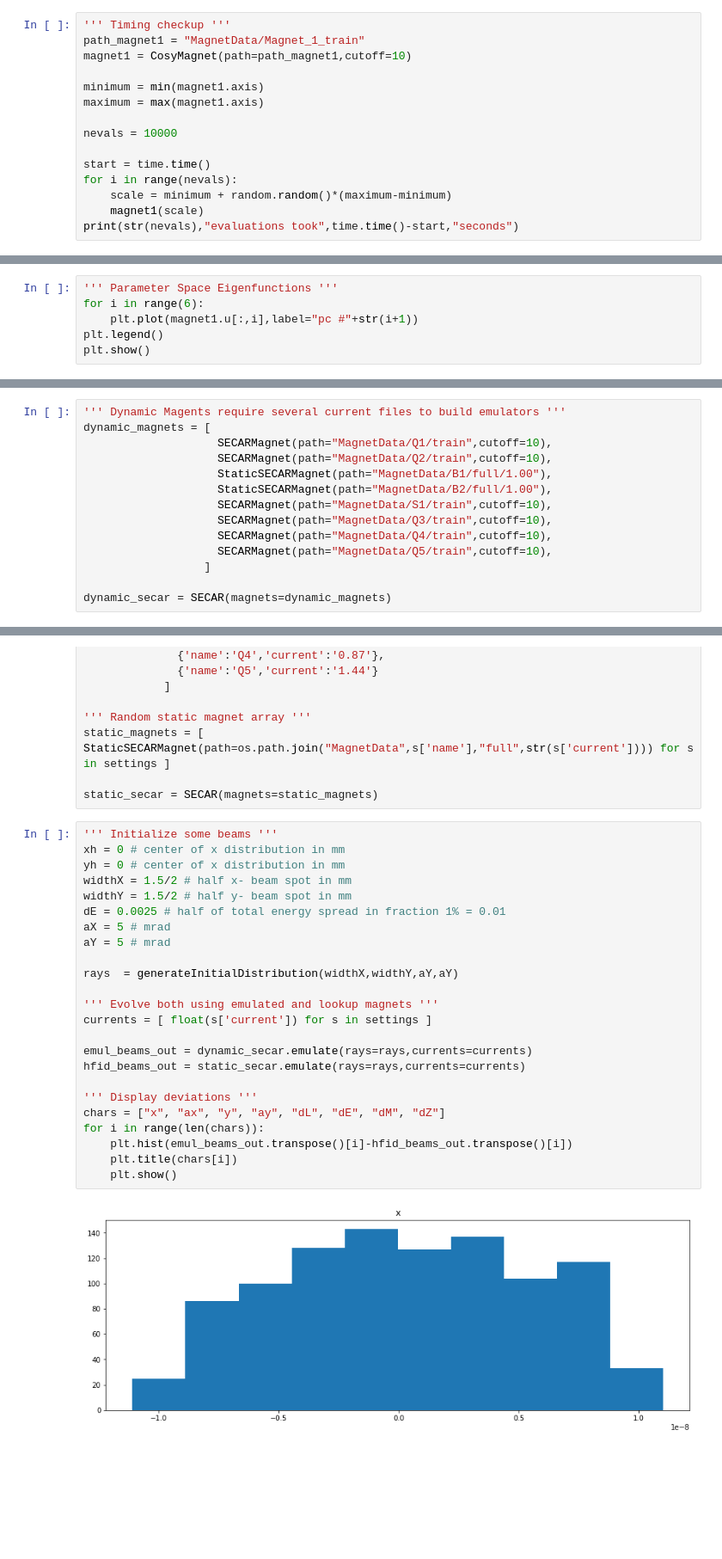
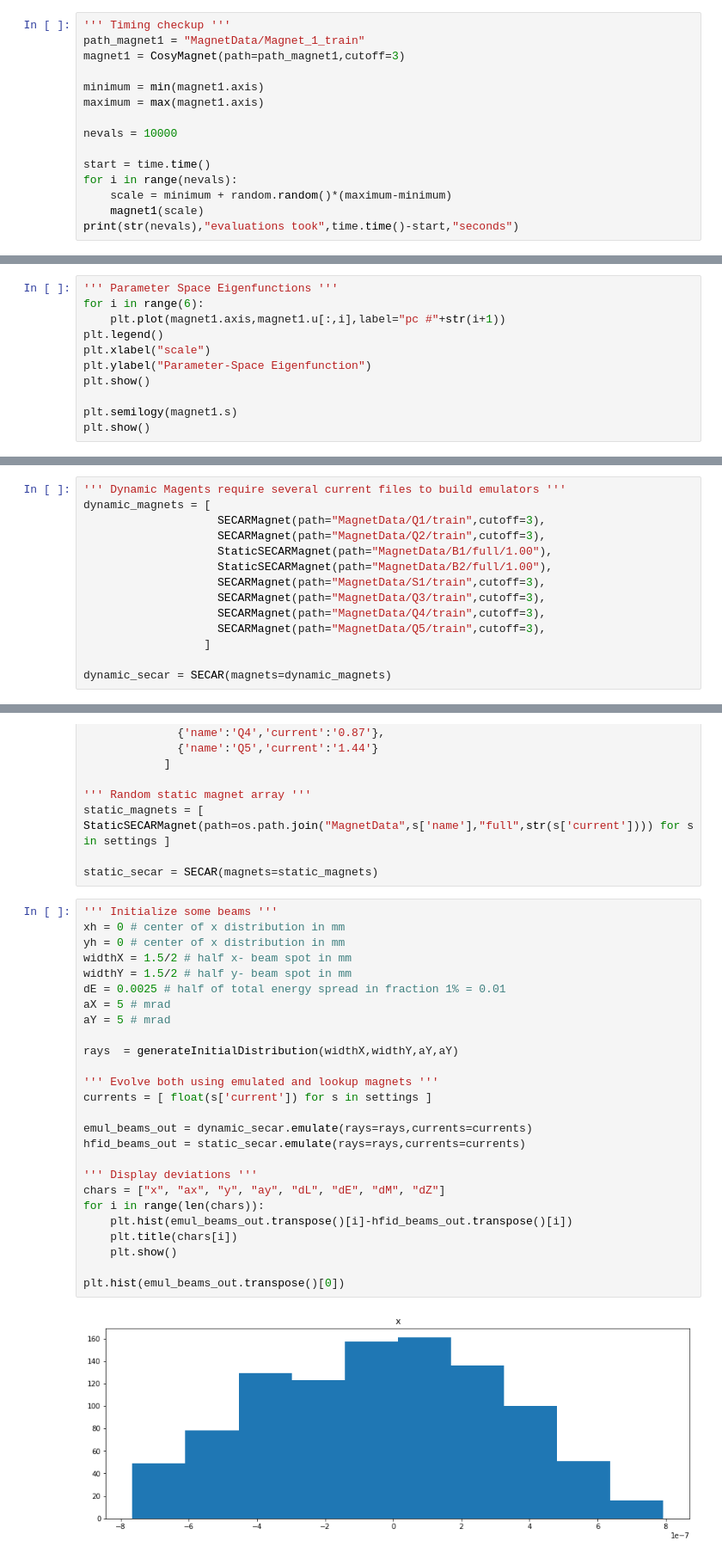
Before and after one commit to diogenes1991/RBMSecar, a Jupyter notebook: Emulator/RBM.ipynb, the cells around one changed output, grey strips where cells are left out. Shown at 86% size. Cells and saved outputs as stored; diff of their text form; blank space fills up the shorter version.

```diff
--- a/Emulator/RBM.ipynb
+++ b/Emulator/RBM.ipynb
@@ -146,7 +146,7 @@ plt.show()
 # %%
 ''' Timing checkup '''
 path_magnet1 = "MagnetData/Magnet_1_train"
-magnet1 = CosyMagnet(path=path_magnet1,cutoff=10)
+magnet1 = CosyMagnet(path=path_magnet1,cutoff=3)
 
 minimum = min(magnet1.axis)
 maximum = max(magnet1.axis)
@@ -165,7 +170,12 @@ print(str(nevals),"evaluations took",time.time()-start,"seconds")
 # %%
 ''' Parameter Space Eigenfunctions '''
 for i in range(6):
-    plt.plot(magnet1.u[:,i],label="pc #"+str(i+1))
+    plt.plot(magnet1.axis,magnet1.u[:,i],label="pc #"+str(i+1))
 plt.legend()
+plt.xlabel("scale")
+plt.ylabel("Parameter-Space Eigenfunction")
 plt.show()
+
+plt.semilogy(magnet1.s)
+plt.show()
 # %% [output]
@@ -206,14 +217,14 @@ def generateInitialDistribution(widthX, widthY, aX, aY, numberMC=1000):
 # %%
 ''' Dynamic Magents require several current files to build emulators '''
 dynamic_magnets = [
-                    SECARMagnet(path="MagnetData/Q1/train",cutoff=10),
-                    SECARMagnet(path="MagnetData/Q2/train",cutoff=10),
+                    SECARMagnet(path="MagnetData/Q1/train",cutoff=3),
+                    SECARMagnet(path="MagnetData/Q2/train",cutoff=3),
                     StaticSECARMagnet(path="MagnetData/B1/full/1.00"),
                     StaticSECARMagnet(path="MagnetData/B2/full/1.00"),
-                    SECARMagnet(path="MagnetData/S1/train",cutoff=10),
-                    SECARMagnet(path="MagnetData/Q3/train",cutoff=10),
-                    SECARMagnet(path="MagnetData/Q4/train",cutoff=10),
-                    SECARMagnet(path="MagnetData/Q5/train",cutoff=10),
+                    SECARMagnet(path="MagnetData/S1/train",cutoff=3),
+                    SECARMagnet(path="MagnetData/Q3/train",cutoff=3),
+                    SECARMagnet(path="MagnetData/Q4/train",cutoff=3),
+                    SECARMagnet(path="MagnetData/Q5/train",cutoff=3),
                   ]
 
 dynamic_secar = SECAR(magnets=dynamic_magnets)
@@ -239,26 +250,28 @@ static_secar = SECAR(magnets=static_magnets)
 # %%
 ''' Initialize some beams '''
 xh = 0 # center of x distribution in mm
 yh = 0 # center of x distribution in mm
 widthX = 1.5/2 # half x- beam spot in mm
 widthY = 1.5/2 # half y- beam spot in mm
 dE = 0.0025 # half of total energy spread in fraction 1% = 0.01
 aX = 5 # mrad
 aY = 5 # mrad
 
 rays  = generateInitialDistribution(widthX,widthY,aY,aY)
 
 ''' Evolve both using emulated and lookup magnets '''
 currents = [ float(s['current']) for s in settings ]
 
 emul_beams_out = dynamic_secar.emulate(rays=rays,currents=currents)
 hfid_beams_out = static_secar.emulate(rays=rays,currents=currents)
 
 ''' Display deviations '''
 chars = ["x", "ax", "y", "ay", "dL", "dE", "dM", "dZ"]
 for i in range(len(chars)):
     plt.hist(emul_beams_out.transpose()[i]-hfid_beams_out.transpose()[i])
     plt.title(chars[i])
     plt.show()
+
+plt.hist(emul_beams_out.transpose()[0])
 # %% [output]
-[figure, old version]
+[figure, new version]
```
Also changed, not shown: parts of 30 cells of this notebook, 2 other files.
